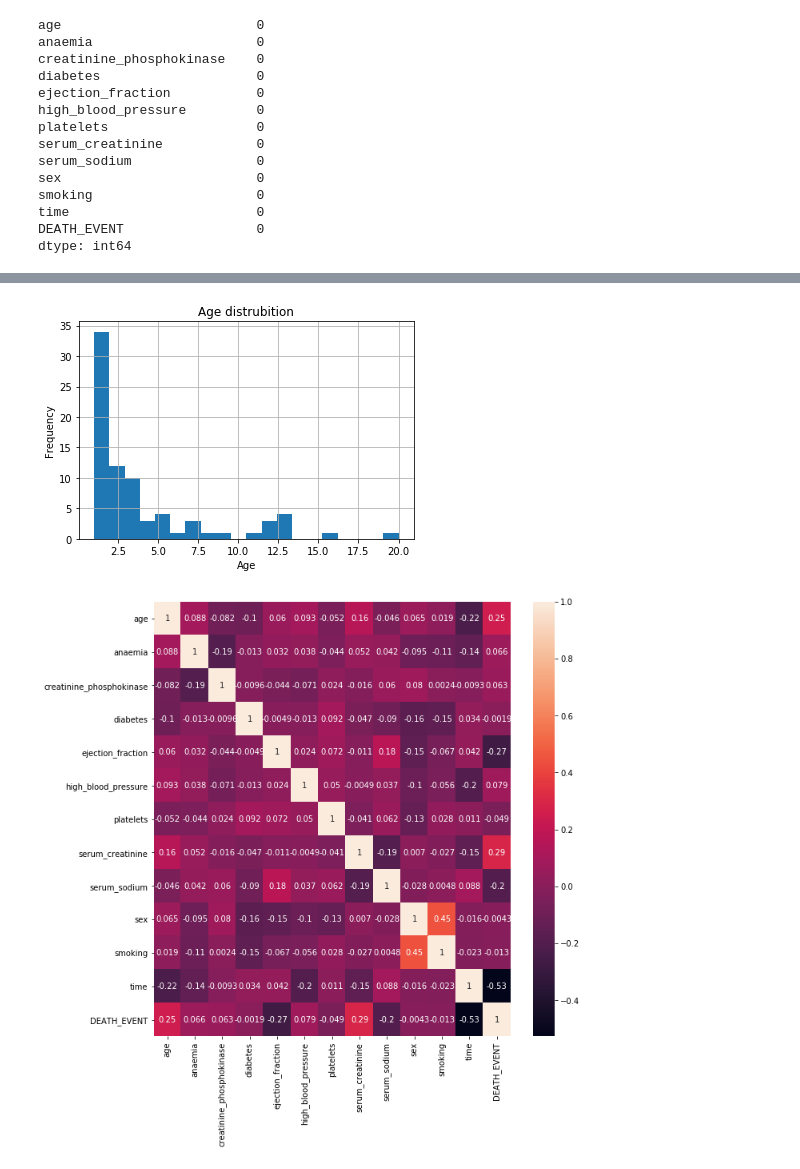
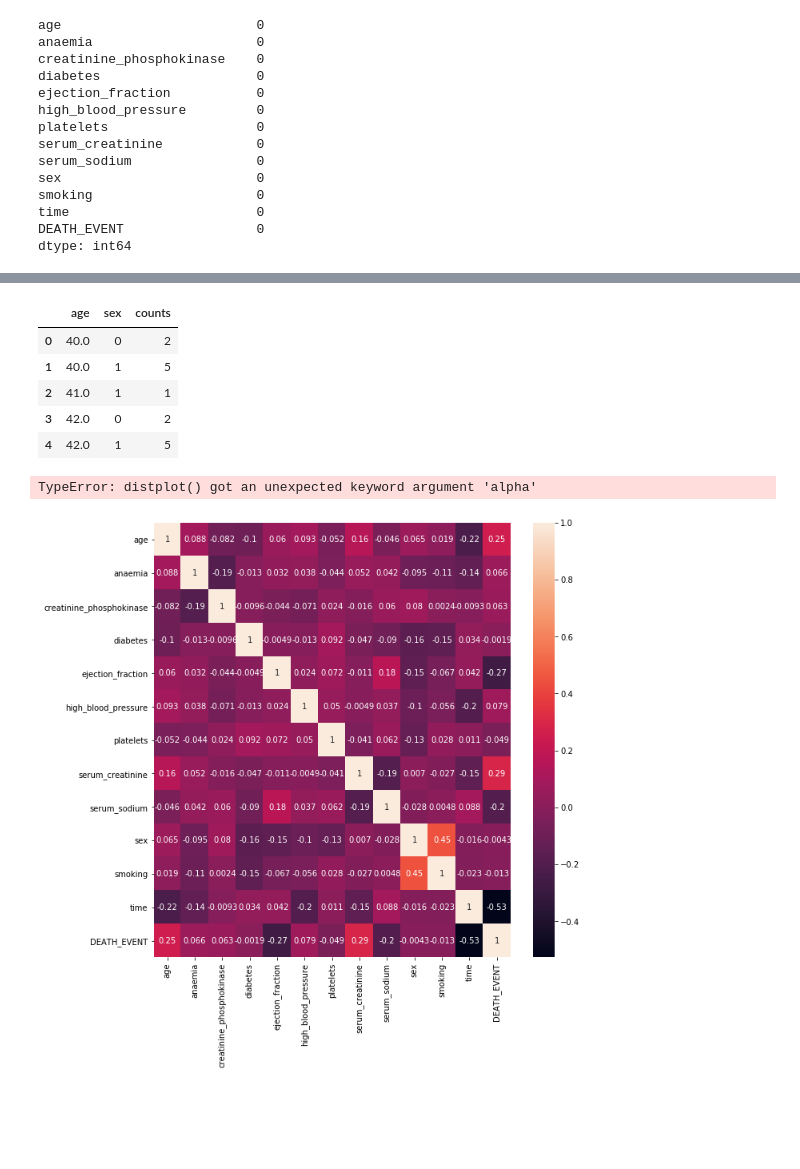
Before and after one commit to jpbogoni/PythonTaskHeartFailure, a Jupyter notebook: task.ipynb, the cells around one changed output, grey strips where cells are left out. Saved outputs shown, nothing was run; the diff lists cells and outputs as text; code cells hidden in the pictures; blank space fills up the shorter version.

```diff
--- a/task.ipynb
+++ b/task.ipynb
@@ -60,17 +60,24 @@ df.describe()
 | 75% | 70.000000 | 1.000000 | 582.000000 | 1.000000 | 45.000000 | 1.000000 | 303500.000000 | ... |
 | max | 95.000000 | 1.000000 | 7861.000000 | 1.000000 | 80.000000 | 1.000000 | 850000.000000 | ... |
 # %%
-age_sex = df.groupby(['age','sex'])[['age']].count()
+age_sex = df.groupby(['age','sex']).size().reset_index(name='counts')
+age_sex.head()
+# %% [output]
+|  | age | sex | counts |
+| 0 | 40.0 | 0 | 2 |
+| 1 | 40.0 | 1 | 5 |
+| 2 | 41.0 | 1 | 1 |
+| 3 | 42.0 | 0 | 2 |
+| 4 | 42.0 | 1 | 5 |
-# %%
-# DATA EXPLORATION
-# AGE AND SEX DISTRUBITION
-age_sex.hist(bins=20)
-plt.title('Age distrubition')
-plt.xlabel('Age')
-plt.ylabel('Frequency')
-plt.show()
-# %% [output]
-[figure, removed]
+# %%
+# DATA EXPLORATION
+# AGE AND SEX DISTRUBITION
+sns.distplot(age_sex[age_sex['sex']==0],color='skyblue',label='Male')
+sns.distplot(age_sex[age_sex['sex']==1],color='red',label='Female')
+plt.legend()
+plt.show()
+# %% [output]
+TypeError: distplot() got an unexpected keyword argument 'alpha'
 # %%
 # CORRELATION HEATMAP
 f, ax = plt.subplots(figsize=(10,10))
```
Also changed, not shown: parts of 8 cells of this notebook.
